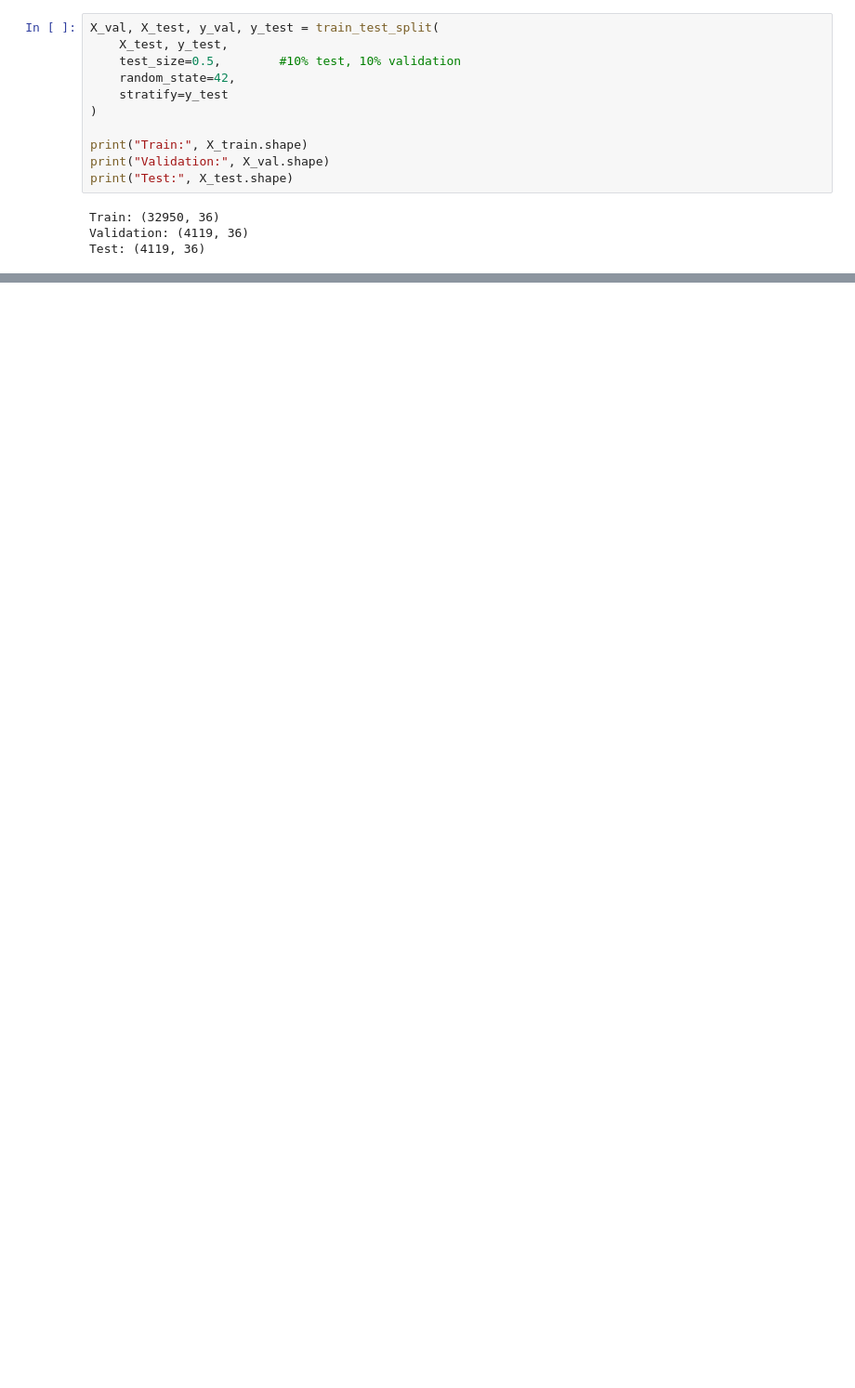
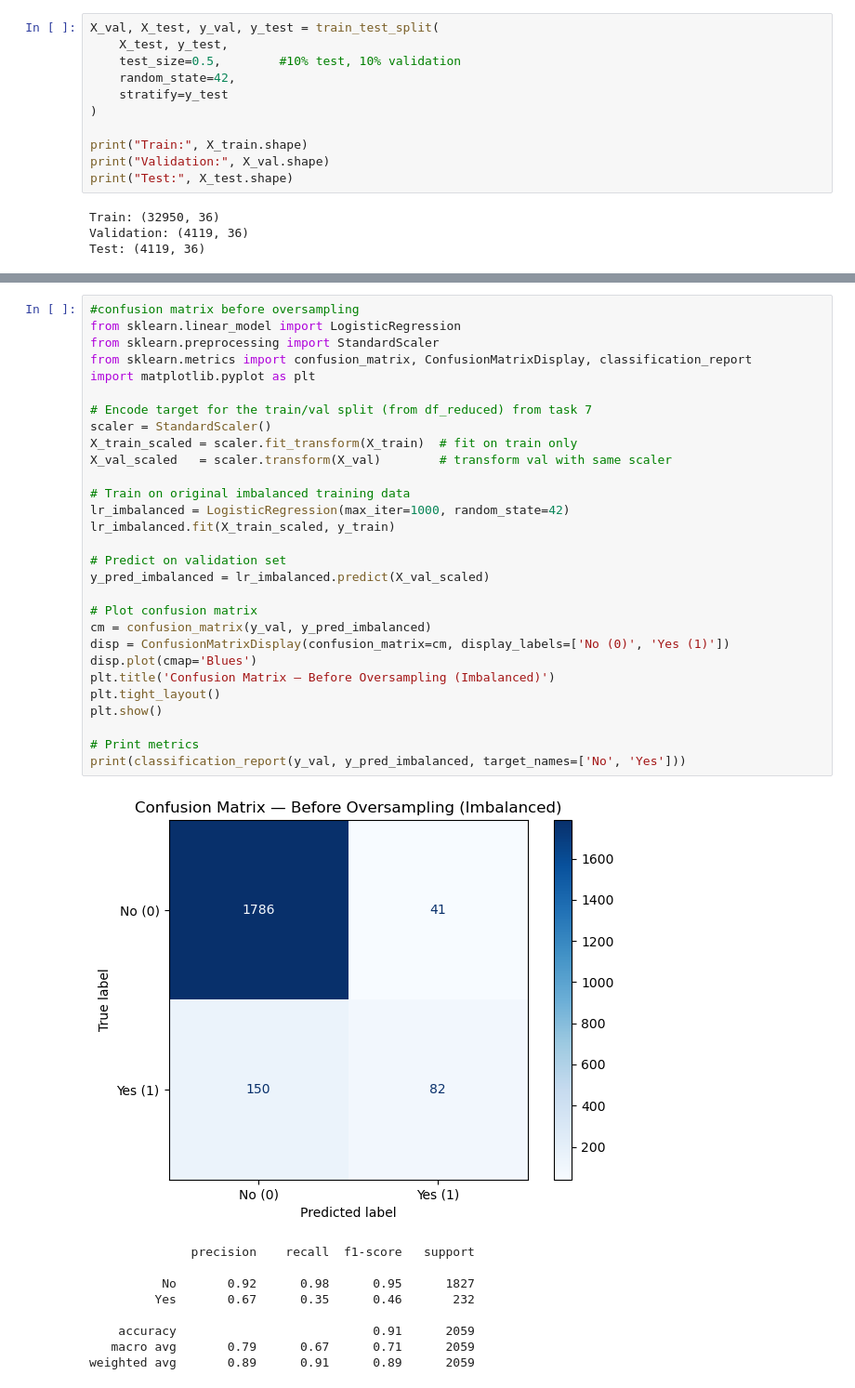
Before and after one commit to Palee222/ML-fundementals-2026, a Jupyter notebook: assignment_1_<Laura_Somogyi[_Somogyi]>.ipynb, the cells around one changed output, grey strips where cells are left out. Shown at 93% size. Cells and saved outputs as stored; diff of their text form; blank space fills up the shorter version.

```diff
--- a/assignment_1_<Laura_Somogyi[_Somogyi]>.ipynb
+++ b/assignment_1_<Laura_Somogyi[_Somogyi]>.ipynb
@@ -447,0 +925,39 @@ Name: proportion, dtype: float64
+# %%
+#confusion matrix before oversampling
+from sklearn.linear_model import LogisticRegression
+from sklearn.preprocessing import StandardScaler
+from sklearn.metrics import confusion_matrix, ConfusionMatrixDisplay, classification_report
+import matplotlib.pyplot as plt
+
+# Encode target for the train/val split (from df_reduced) from task 7
+scaler = StandardScaler()
+X_train_scaled = scaler.fit_transform(X_train)  # fit on train only
+X_val_scaled   = scaler.transform(X_val)        # transform val with same scaler
+
+# Train on original imbalanced training data
+lr_imbalanced = LogisticRegression(max_iter=1000, random_state=42)
+lr_imbalanced.fit(X_train_scaled, y_train)
+
+# Predict on validation set
+y_pred_imbalanced = lr_imbalanced.predict(X_val_scaled)
+
+# Plot confusion matrix
+cm = confusion_matrix(y_val, y_pred_imbalanced)
+disp = ConfusionMatrixDisplay(confusion_matrix=cm, display_labels=['No (0)', 'Yes (1)'])
+disp.plot(cmap='Blues')
+plt.title('Confusion Matrix — Before Oversampling (Imbalanced)')
+plt.tight_layout()
+plt.show()
+
+# Print metrics
+print(classification_report(y_val, y_pred_imbalanced, target_names=['No', 'Yes']))
+# %% [output]
+[figure, added]
+              precision    recall  f1-score   support
+
+          No       0.92      0.98      0.95      1827
+         Yes       0.67      0.35      0.46       232
+
+    accuracy                           0.91      2059
+   macro avg       0.79      0.67      0.71      2059
+weighted avg       0.89      0.91      0.89      2059
```
Also changed, not shown: parts of 85 cells of this notebook.
